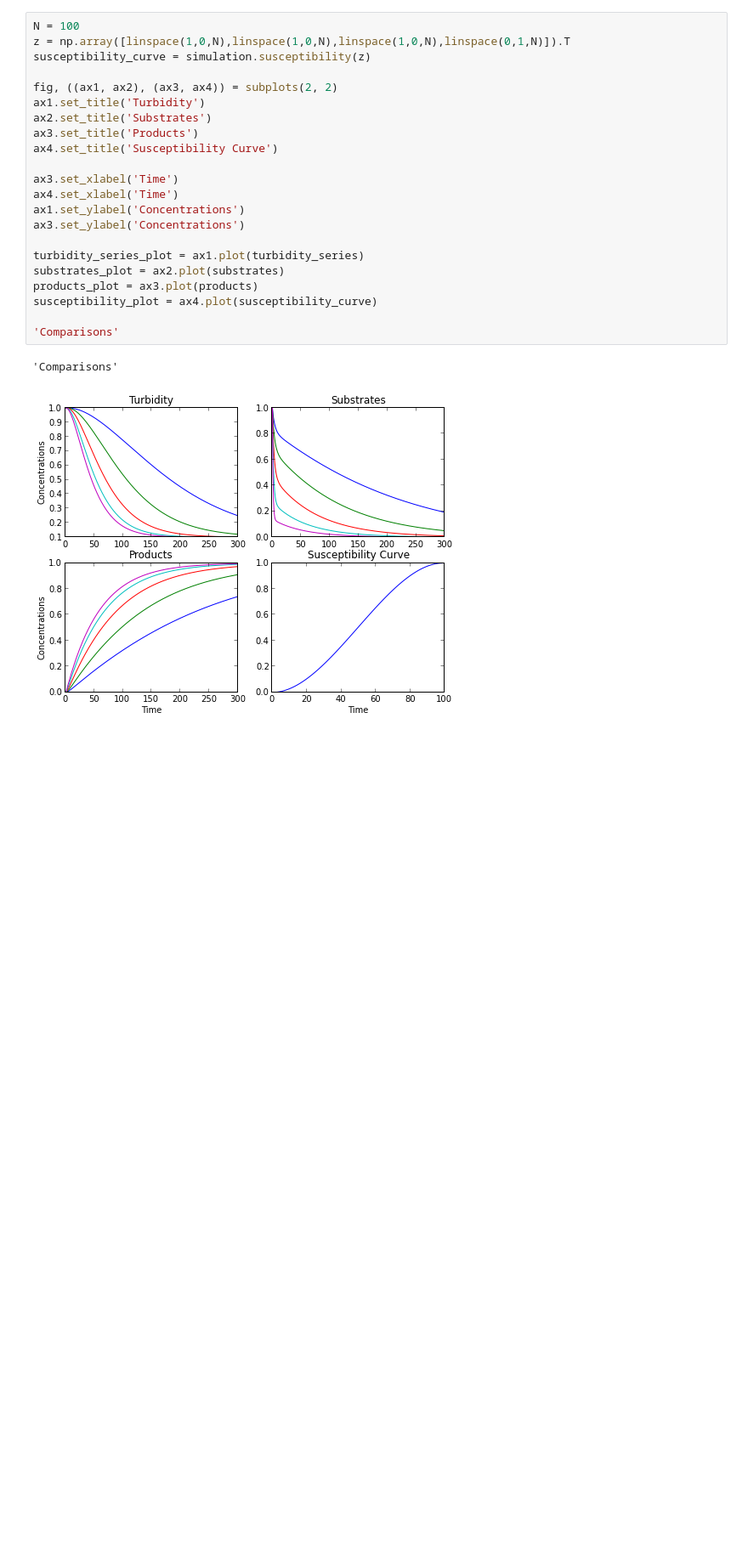
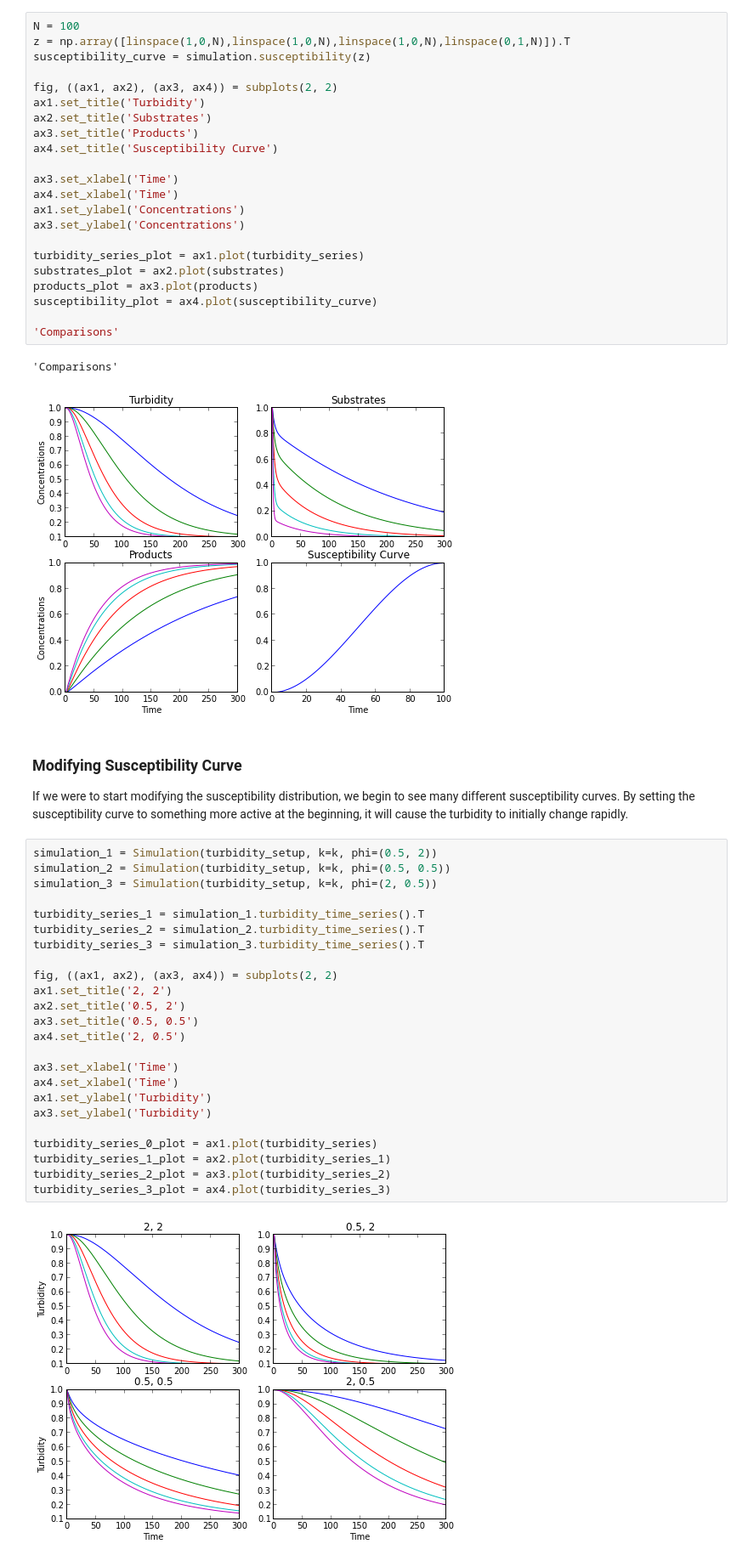
Before and after one commit to gajomi/enzymatica, a Jupyter notebook: docs/turbidity_simulation_test.ipynb, the cells around one changed output. Shown at 85% size. Saved outputs shown, nothing was run; the diff lists cells and outputs as text; blank space fills up the shorter version.

Commit message:
turbidity with different phis

```diff
--- a/docs/turbidity_simulation_test.ipynb
+++ b/docs/turbidity_simulation_test.ipynb
@@ -116,3 +113,36 @@ susceptibility_plot = ax4.plot(susceptibility_curve)
 # %% [output]
 'Comparisons'
 [figure]
+# %% [markdown]
+<h3>Modifying Susceptibility Curve</h3>
+<div>
+    If we were to start modifying the susceptibility distribution, we begin to see many different susceptibility curves.
+    By setting the susceptibility curve to something more active at the beginning, it will cause the turbidity to
+    initially change rapidly.
+</div>
+# %%
+simulation_1 = Simulation(turbidity_setup, k=k, phi=(0.5, 2))
+simulation_2 = Simulation(turbidity_setup, k=k, phi=(0.5, 0.5))
+simulation_3 = Simulation(turbidity_setup, k=k, phi=(2, 0.5))
+
+turbidity_series_1 = simulation_1.turbidity_time_series().T
+turbidity_series_2 = simulation_2.turbidity_time_series().T
+turbidity_series_3 = simulation_3.turbidity_time_series().T
+
+fig, ((ax1, ax2), (ax3, ax4)) = subplots(2, 2)
+ax1.set_title('2, 2')
+ax2.set_title('0.5, 2')
+ax3.set_title('0.5, 0.5')
+ax4.set_title('2, 0.5')
+
+ax3.set_xlabel('Time')
+ax4.set_xlabel('Time')
+ax1.set_ylabel('Turbidity')
+ax3.set_ylabel('Turbidity')
+
+turbidity_series_0_plot = ax1.plot(turbidity_series)
+turbidity_series_1_plot = ax2.plot(turbidity_series_1)
+turbidity_series_2_plot = ax3.plot(turbidity_series_2)
+turbidity_series_3_plot = ax4.plot(turbidity_series_3)
+# %% [output]
+[figure, added]
```
Also changed, not shown: parts of 1 cell of this notebook.
